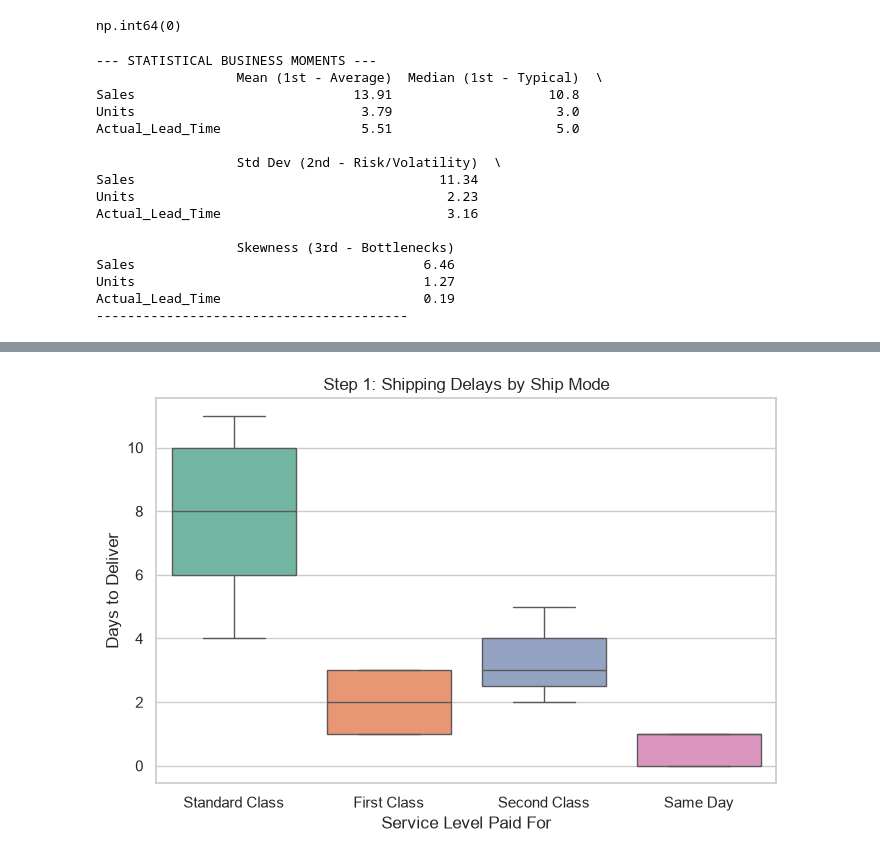
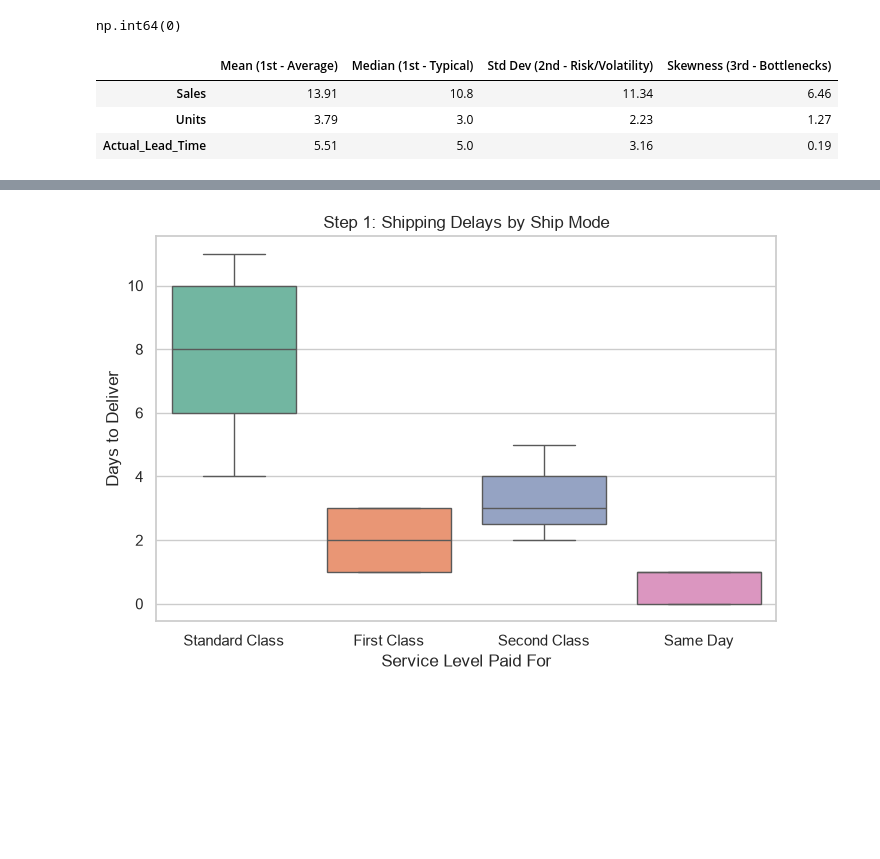
Before and after one commit to saifalisayyed14/Nassau-Candy-Supply-Chain-Optimization, a Jupyter notebook: main1.ipynb, the cells around one changed output, grey strips where cells are left out. Cells and saved outputs as stored; diff of their text form; code cells hidden in the pictures; blank space fills up the shorter version.

```diff
--- a/main1.ipynb
+++ b/main1.ipynb
@@ -169,26 +168,12 @@ business_moments = pd.DataFrame({
     'Skewness (3rd - Bottlenecks)': df[numerical_cols].skew()
 }).round(2)
 # %%
-print("\n STATISTICAL BUSINESS MOMENTS")
-print(business_moments)
-print("-" * 40)
+business_moments
 # %% [output]
---- STATISTICAL BUSINESS MOMENTS ---
-                  Mean (1st - Average)  Median (1st - Typical)  \
-Sales                            13.91                    10.8
-Units                             3.79                     3.0
-Actual_Lead_Time                  5.51                     5.0
-
-                  Std Dev (2nd - Risk/Volatility)  \
-Sales                                       11.34
-Units                                        2.23
-Actual_Lead_Time                             3.16
-
-                  Skewness (3rd - Bottlenecks)
-Sales                                     6.46
-Units                                     1.27
-Actual_Lead_Time                          0.19
-----------------------------------------
+|  | Mean (1st - Average) | Median (1st - Typical) | Std Dev (2nd - Risk/Volatility) | Skewness (3rd - Bottlenecks) |
+| Sales | 13.91 | 10.8 | 11.34 | 6.46 |
+| Units | 3.79 | 3.0 | 2.23 | 1.27 |
+| Actual_Lead_Time | 5.51 | 5.0 | 3.16 | 0.19 |
 # %%
 # Visualizing Distributions & Outliers (Boxplot + Histogram)
 for col in numerical_cols:
```
Also changed, not shown: parts of 21 cells of this notebook.
